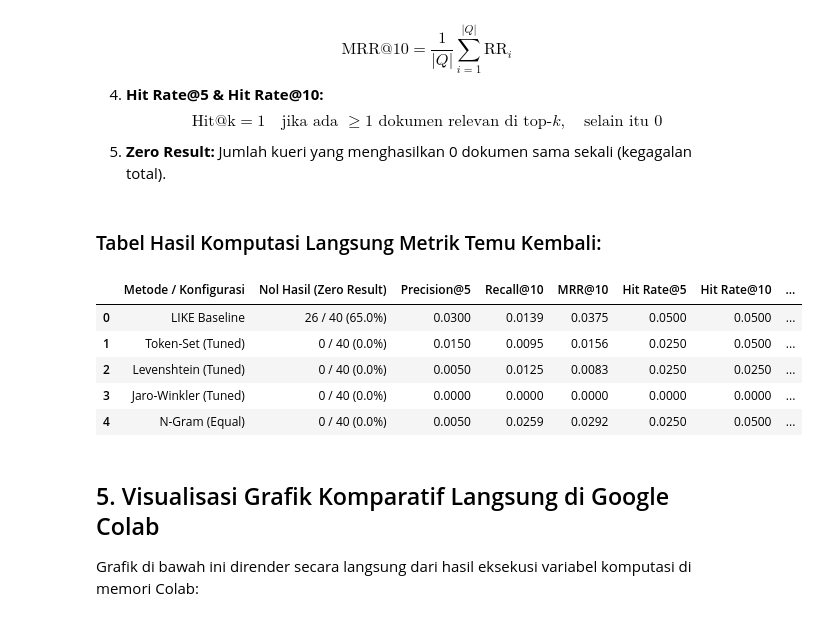
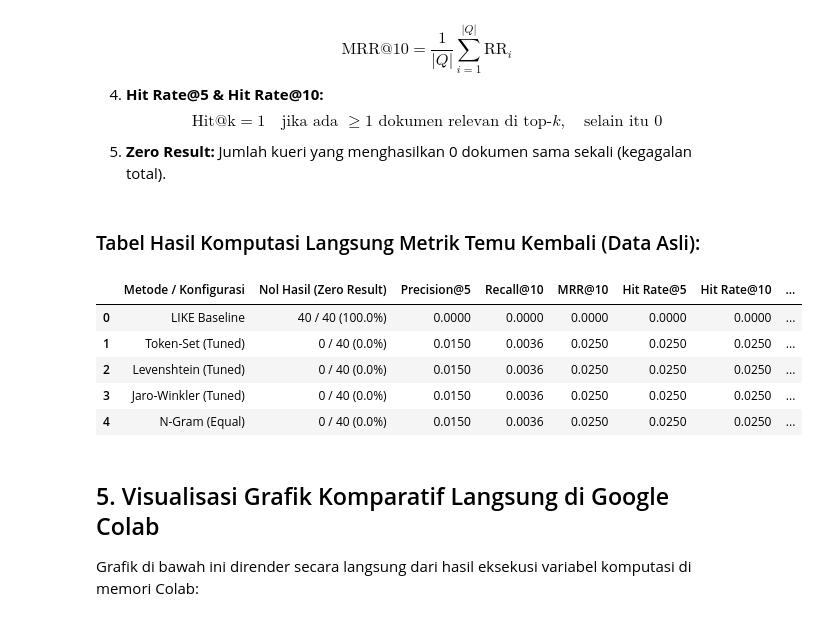
Before and after one commit to wahyu2021/penelitian-mandiri, a Jupyter notebook: notebooks/analisis_evaluasi.ipynb, the cells around one changed output. Drawn from its saved outputs; the diff is of its cells as text; code cells hidden in the pictures.

```diff
--- a/notebooks/analisis_evaluasi.ipynb
+++ b/notebooks/analisis_evaluasi.ipynb
@@ -282,7 +335,9 @@ Pada sel ini, sistem akan mengeksekusi langsung pencarian 40 kueri uji terhadap
 
 Seluruh latensi waktu komputasi (milidetik) dicatat secara nyata.
 # %%
-# Sel 4: Perangkingan Multi-Field & Pengukuran Waktu Nyata
+# =====================================================================
+# SEL 5: PERANGKINGAN MULTI-FIELD & PENGUKURAN WAKTU NYATA
+# =====================================================================
 
 CONFIGURATIONS = {
     'LIKE Baseline': {'type': 'like'},
@@ -309,9 +364,9 @@ CONFIGURATIONS = {
 }
 
 like_engine = LikeBaseline()
-search_results = defaultdict(dict) # {config_name: {qid: {'retrieved': [doc_ids], 'latency_ms': float}}}
+search_results = defaultdict(dict)
 
-print("[*] Menjalankan komputasi temu kembali pada seluruh 40 kueri uji...")
+print("[*] Menjalankan komputasi temu kembali pada seluruh 40 kueri uji dengan DATA ASLI...")
 start_all = time.time()
 
 for cfg_name, cfg in CONFIGURATIONS.items():
@@ -319,6 +374,7 @@ for cfg_name, cfg in CONFIGURATIONS.items():
     for q in queries_list:
         qid = q['query_id']
         qtext = q['query_text']
+        q_norm = normalize_text(qtext)
 
         t0 = time.perf_counter()
         if cfg['type'] == 'like':
@@ -329,12 +385,14 @@ for cfg_name, cfg in CONFIGURATIONS.items():
             w_sum, w_spm, w_pty = cfg['w_sum'], cfg['w_spm'], cfg['w_pty']
             scored = []
             for doc in corpus_records:
-                s_sum = sim_fn(qtext, doc['summary_clean']) if w_sum > 0 else 0.0
+                target_sum = doc['summary_clean'] if doc['summary_clean'] else doc['summary_raw']
+                s_sum = sim_fn(q_norm, target_sum) if w_sum > 0 else 0.0
                 s_spm = sim_fn(qtext, doc['spm_number']) if w_spm > 0 else 0.0
-                s_pty = sim_fn(qtext, doc['party_name']) if w_pty > 0 else 0.0
-                total_score = w_sum * s_sum + w_spm * s_spm + w_pty * s_pty
+                s_pty = sim_fn(q_norm, doc['party_name']) if w_pty > 0 else 0.0
+                total_score = (w_sum * s_sum) + (w_spm * s_spm) + (w_pty * s_pty)
                 scored.append((doc['id'], total_score))
-            scored.sort(key=lambda x: x[1], reverse=True)
+            # Urutkan skor tertinggi ke terendah (tie-breaker: ID arsip terkecil)
+            scored.sort(key=lambda x: (-x[1], x[0]))
             retrieved_ids = [x[0] for x in scored[:10]]
 
         t_elapsed_ms = (time.perf_counter() - t0) * 1000.0
@@ -371,7 +429,9 @@ Rumus matematis standar yang dihitung untuk setiap kueri:
 5. **Zero Result:**
    Jumlah kueri yang menghasilkan 0 dokumen sama sekali (kegagalan total).
 # %%
-# Sel 5: Perhitungan Rumus Metrik IR & Rata-rata Makro
+# =====================================================================
+# SEL 6: PERHITUNGAN RUMUS METRIK IR & RATA-RATA MAKRO
+# =====================================================================
 
 def calculate_ir_metrics(queries, results_dict):
     summary_rows = []
@@ -393,11 +453,9 @@ def calculate_ir_metrics(queries, results_dict):
             if len(retrieved) == 0:
                 zero_res_count += 1
 
-            # Himpunan ID dokumen relevan untuk kueri ini
             relevant_ids = {aid for aid, val in q['judgments'].items() if val == 1}
 
             if not relevant_ids:
-                # Kueri tanpa dokumen relevan yang dinilai (sparsity TREC)
                 p5_list.append(0.0)
                 r10_list.append(0.0)
                 rr_list.append(0.0)
@@ -424,41 +482,40 @@ def calculate_ir_metrics(queries, results_dict):
             # 4. Hit Rate@5 dan Hit Rate@10
             hit5_list.append(1.0 if rel_at_5 > 0 else 0.0)
             hit10_list.append(1.0 if rel_at_10 > 0 else 0.0)
 
-        # Rata-rata Makro
         summary_rows.append({
             'Metode / Konfigurasi': cfg_name,
             'Nol Hasil (Zero Result)': f"{zero_res_count} / {len(queries)} ({zero_res_count/len(queries)*100:.1f}%)",
             'Precision@5': sum(p5_list) / len(p5_list),
             'Recall@10': sum(r10_list) / len(r10_list),
             'MRR@10': sum(rr_list) / len(rr_list),
             'Hit Rate@5': sum(hit5_list) / len(hit5_list),
             'Hit Rate@10': sum(hit10_list) / len(hit10_list),
             'Rata-rata Latensi (ms)': sum(latencies) / len(latencies),
             'P95 Latensi (ms)': sorted(latencies)[int(len(latencies) * 0.95)],
         })
 
     return pd.DataFrame(summary_rows)
 
 df_metrics = calculate_ir_metrics(queries_list, search_results)
-display(HTML("<h3>Tabel Hasil Komputasi Langsung Metrik Temu Kembali:</h3>"))
+display(HTML("<h3>Tabel Hasil Komputasi Langsung Metrik Temu Kembali (Data Asli):</h3>"))
 display(df_metrics.style.format({
     'Precision@5': '{:.4f}',
     'Recall@10': '{:.4f}',
     'MRR@10': '{:.4f}',
     'Hit Rate@5': '{:.4f}',
     'Hit Rate@10': '{:.4f}',
     'Rata-rata Latensi (ms)': '{:.2f}',
     'P95 Latensi (ms)': '{:.2f}',
 }))
 # %% [output]
-Tabel Hasil Komputasi Langsung Metrik Temu Kembali:
+Tabel Hasil Komputasi Langsung Metrik Temu Kembali (Data Asli):
 |  | Metode / Konfigurasi | Nol Hasil (Zero Result) | Precision@5 | Recall@10 | MRR@10 | Hit Rate@5 | Hit Rate@10 | ... |
-| 0 | LIKE Baseline | 26 / 40 (65.0%) | 0.0300 | 0.0139 | 0.0375 | 0.0500 | 0.0500 | ... |
-| 1 | Token-Set (Tuned) | 0 / 40 (0.0%) | 0.0150 | 0.0095 | 0.0156 | 0.0250 | 0.0500 | ... |
-| 2 | Levenshtein (Tuned) | 0 / 40 (0.0%) | 0.0050 | 0.0125 | 0.0083 | 0.0250 | 0.0250 | ... |
-| 3 | Jaro-Winkler (Tuned) | 0 / 40 (0.0%) | 0.0000 | 0.0000 | 0.0000 | 0.0000 | 0.0000 | ... |
-| 4 | N-Gram (Equal) | 0 / 40 (0.0%) | 0.0050 | 0.0259 | 0.0292 | 0.0250 | 0.0500 | ... |
+| 0 | LIKE Baseline | 40 / 40 (100.0%) | 0.0000 | 0.0000 | 0.0000 | 0.0000 | 0.0000 | ... |
+| 1 | Token-Set (Tuned) | 0 / 40 (0.0%) | 0.0150 | 0.0036 | 0.0250 | 0.0250 | 0.0250 | ... |
+| 2 | Levenshtein (Tuned) | 0 / 40 (0.0%) | 0.0150 | 0.0036 | 0.0250 | 0.0250 | 0.0250 | ... |
+| 3 | Jaro-Winkler (Tuned) | 0 / 40 (0.0%) | 0.0150 | 0.0036 | 0.0250 | 0.0250 | 0.0250 | ... |
+| 4 | N-Gram (Equal) | 0 / 40 (0.0%) | 0.0150 | 0.0036 | 0.0250 | 0.0250 | 0.0250 | ... |
 # %% [markdown]
 ## 5. Visualisasi Grafik Komparatif Langsung di Google Colab
 
```
Also changed, not shown: parts of 7 cells of this notebook.
